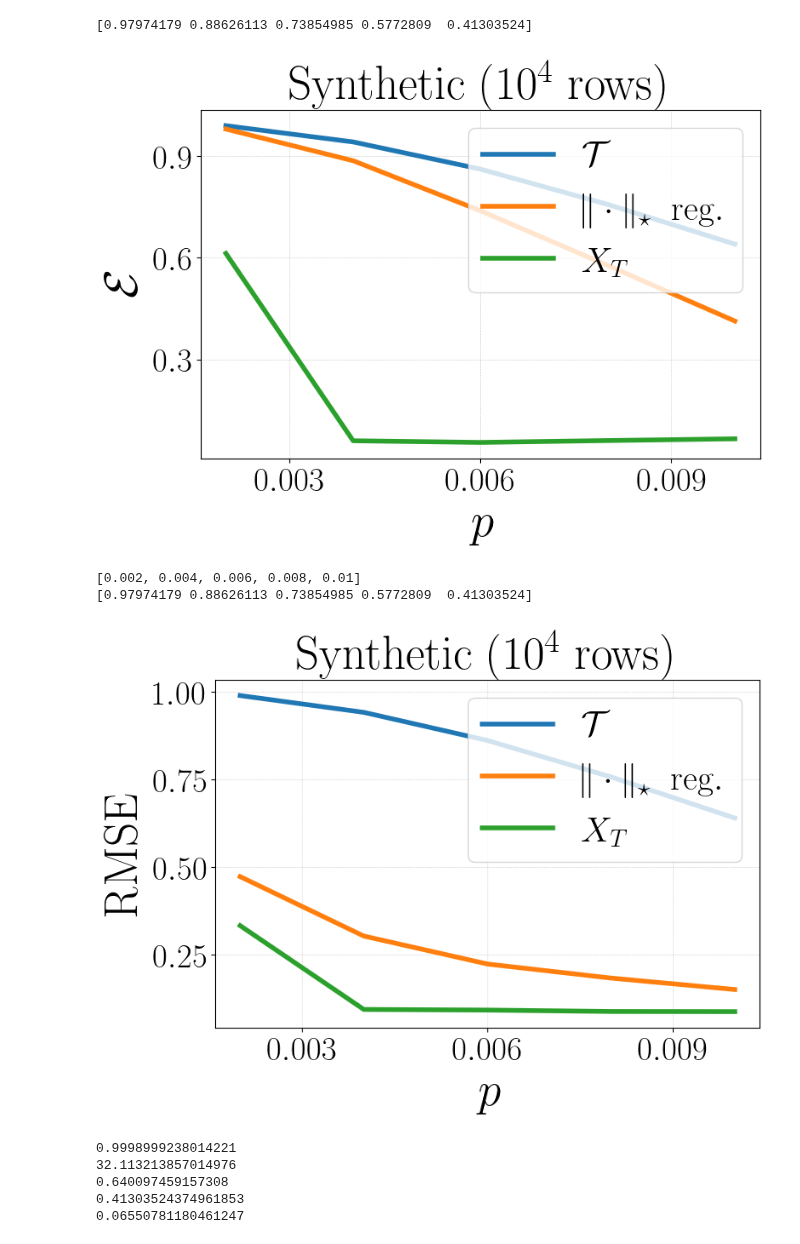
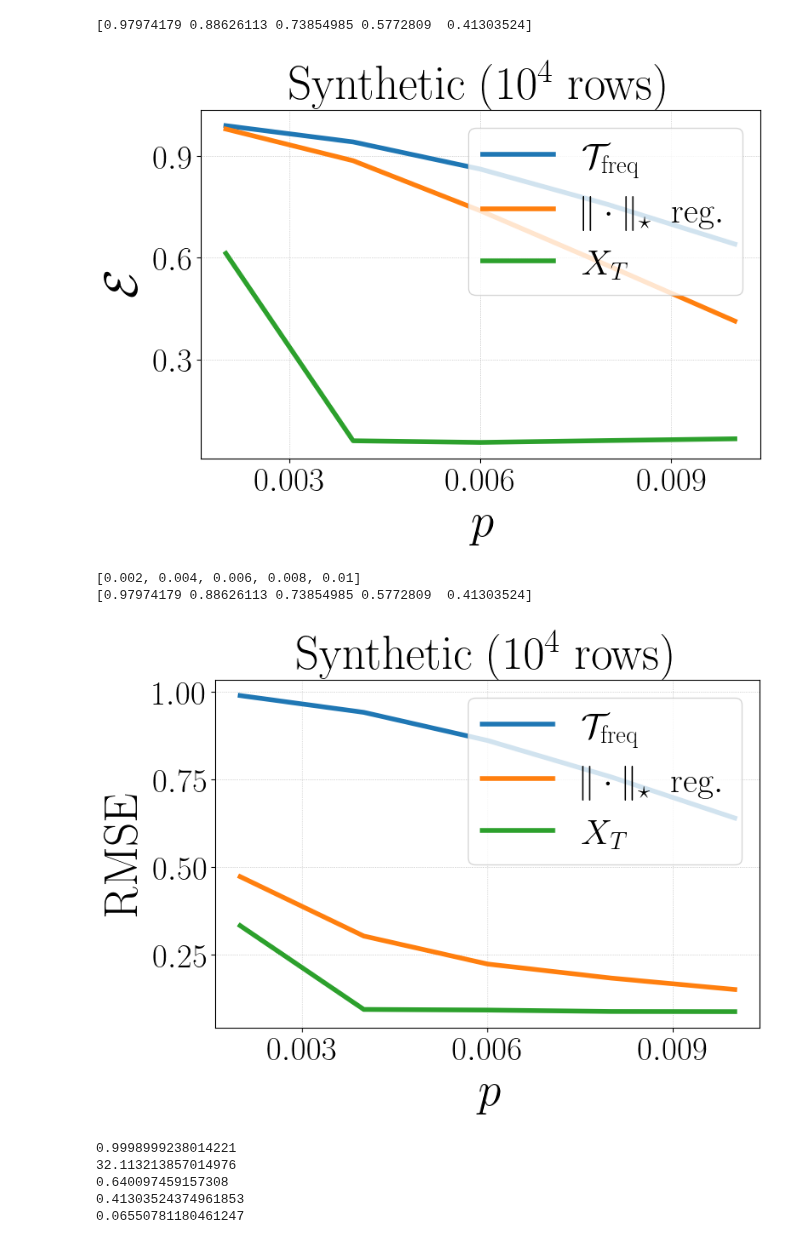
Before and after one commit to VirtuosoResearch/Matrix-completion-from-ultrasparse-samples, a Jupyter notebook: plots/observed_entries.ipynb, the cells around one changed output. Drawn from its saved outputs; the diff is of its cells as text; code cells hidden in the pictures.

```diff
--- a/plots/observed_entries.ipynb
+++ b/plots/observed_entries.ipynb
@@ -51,39 +51,39 @@ plt.figure(figsize=(8,6))
 #plt.plot(X, original_err_mean, lw=4, label=r"$\tilde{M}^T\tilde{M}$")
 #plt.plot(X, T_prob_err_mean, lw=4, label=r"$T_{\mathrm{prob}}$")
 #plt.plot(X, T_freq_err_mean, lw=4, label=r"$T_{\mathrm{freq}}$")
-plt.plot(X, T_freq_err_mean, lw=4, label=r"$\mathcal{T}$")
+plt.plot(X, T_freq_err_mean, lw=4, label=r"$\mathcal{T}_\mathrm{freq}$")
 plt.plot(X, ob2_err_mean, lw=4, label=r"$\|\cdot\|_\star~~\mathrm{reg.}$")
 #plt.plot(X, X_original_err_mean, lw=4, label=r"$X_{\tilde{M}^T\tilde{M}}$")
 
 plt.plot(X, err_mean, lw=4, label=r"$X_T$")
 
 
 plt.legend(fontsize=30, loc='upper right')
 plt.title(title, fontsize=40)
 
 plt.xlabel(r"$p$", fontsize=40)
 plt.ylabel(r"$\mathcal{E}$", fontsize=40)
 
 plt.xticks(fontsize=28)
 plt.yticks(fontsize=28)
 plt.gca().xaxis.set_major_locator(MaxNLocator(3))
 plt.gca().yaxis.set_major_locator(MaxNLocator(4))
 #plt.yscale("log", base=10)
 #plt.ylim(,1.1)
 
 plt.grid(lw=0.5, ls=":")
 #acc_str = f"best train acc: {np.array(train_acc).max():.4f}\nvalid acc: {val_acc[-1]:.4f}\nbest valid acc: {np.array(val_acc).max():.4f}\ngrokking gap: {val_converge-train_converge}"
 # plt.annotate(acc_str, xy=(0.2, 0.5), xycoords='axes fraction', fontsize=12, color='purple', ha='center')
 # add the annotation text to the overleaf file
 plt.tight_layout()
 plot_name = f"./plots/observed_entries_10k_err.pdf"
 plt.savefig(plot_name, bbox_inches='tight', format="pdf", dpi=1200)
 
 plt.show()
 plt.close()
 # %% [output]
 [0.97974179 0.88626113 0.73854985 0.5772809  0.41303524]
-[figure, old version]
+[figure, new version]
 # %%
 # observed entries
 title = r'$\mathrm{Synthetic~(10^4~rows)}$'
@@ -114,7 +114,7 @@ plt.figure(figsize=(8,6))
 
 #plt.plot(X, original_err_mean, lw=4, label=r"$\tilde{M}^T\tilde{M}$")
 #plt.plot(X, T_prob_err_mean, lw=4, label=r"$T_{\mathrm{prob}}$")
-plt.plot(X, T_freq_err_mean, lw=4, label=r"$\mathcal{T}$")
+plt.plot(X, T_freq_err_mean, lw=4, label=r"$\mathcal{T}_\mathrm{freq}$")
 #plt.plot(X, SVD_T_rmse_mean, lw=4, label=r"$\mathrm{SVD}$")
 plt.plot(X, ob2_rmse_mean, lw=4, label=r"$\|\cdot\|_\star~~\mathrm{reg.}$")
 #plt.plot(X, X_original_err_mean, lw=4, label=r"$X_{\tilde{M}^T\tilde{M}}$")
@@ -148,7 +148,7 @@ plt.close()
 # %% [output]
 [0.002, 0.004, 0.006, 0.008, 0.01]
 [0.97974179 0.88626113 0.73854985 0.5772809  0.41303524]
-[figure, old version]
+[figure, new version]
 # %%
 print(original_err_mean[-1])
 print(T_prob_err_mean[-1])
```
Also changed, not shown: 6 other files.
